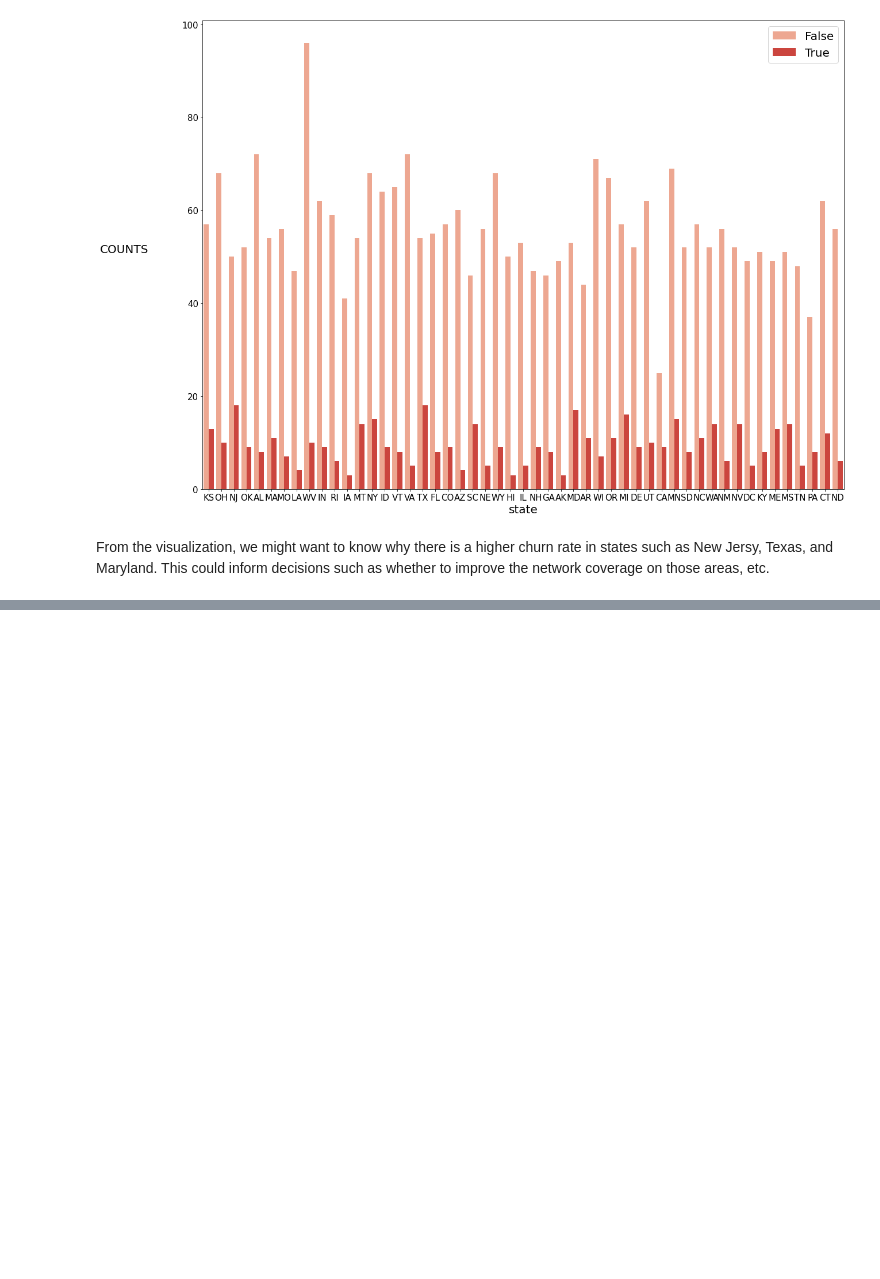
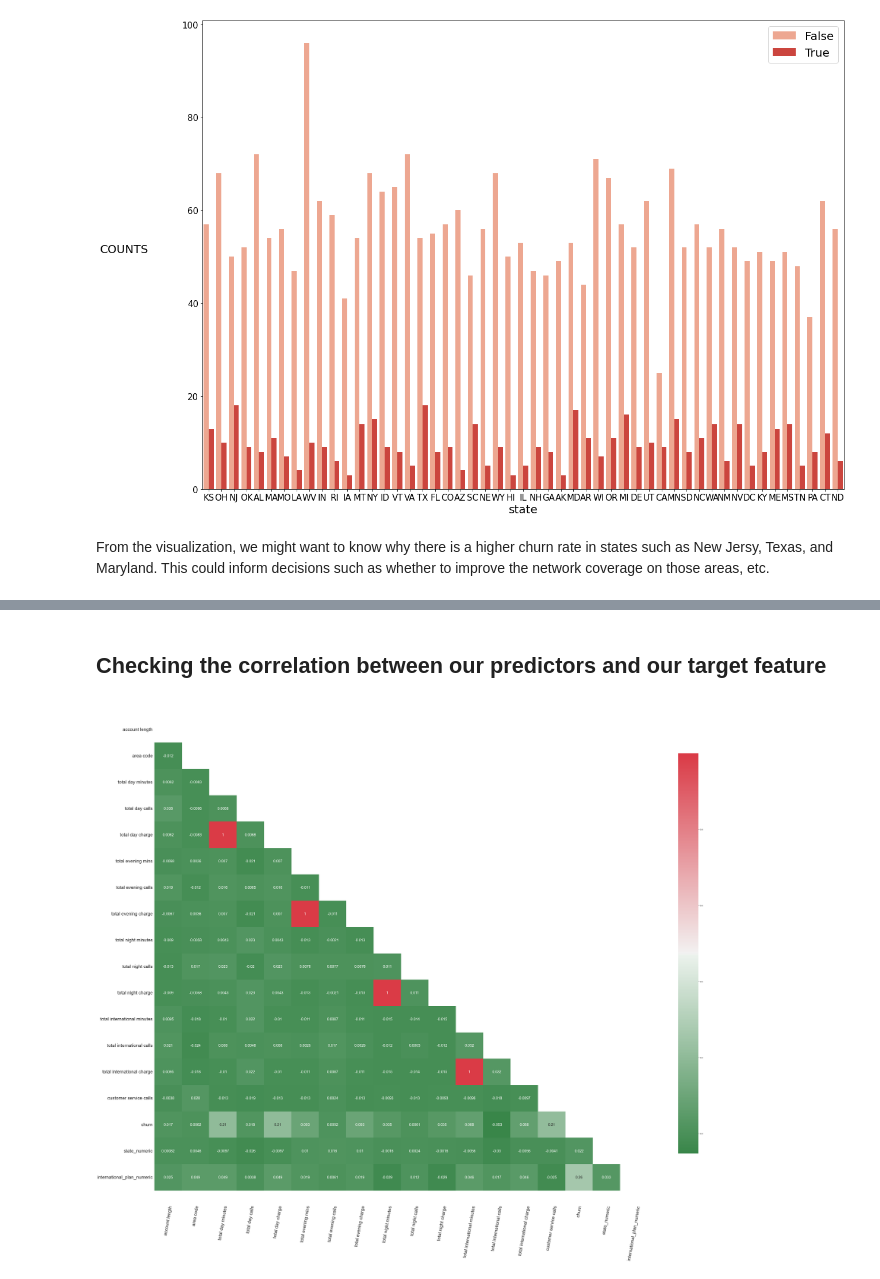
Before and after one commit to Lintarierick/Phase-3-Project, a Jupyter notebook: index.ipynb, the cells around one changed output, grey strips where cells are left out. Cells and saved outputs as stored; diff of their text form; code cells hidden in the pictures; blank space fills up the shorter version.

Commit message:
Further work on EDA and Baseline model

```diff
--- a/index.ipynb
+++ b/index.ipynb
@@ -220,8 +220,8 @@ sns.barplot(x = y.index, y = y.values)
 From our exploration of the target above, we have an imbalanced data with the True class having fewer datapoints than the False class.
 # %%
 # We create a copy so that we maintain the original dataframe with no modifications
-new_df = df.copy()
-new_df
+df_1 = df.copy()
+df_1
 # %% [output]
 |  | state | account length | area code | phone number | international plan | voice mail plan | ... |
 | 0 | KS | 128 | 415 | 382-4657 | no | yes | ... |
@@ -240,8 +240,8 @@ new_df
 # Dropping the columns we will not be using in our analysis
 
 columns_to_drop = ['phone number', 'voice mail plan', 'voicemail messages']
-new_df.drop(columns=columns_to_drop, inplace=True, axis=1)
-new_df
+df_1.drop(columns=columns_to_drop, inplace=True, axis=1)
+df_1
 # %% [output]
 |  | state | account length | area code | international plan | total day minutes | total day calls | ... |
 | 0 | KS | 128 | 415 | no | 265.1 | 110 | ... |
@@ -379,0 +402,10 @@ From the visualization, we might want to know why there is a higher churn rate i
+# %%
+# Mapping of 'yes' to 1 and 'no' to 0
+international_plan_mapping = {'yes': 1, 'no': 0}
+
+# Apply the mapping to the 'international_plan' column
+new_df['international_plan_numeric'] = new_df['international plan'].map(international_plan_mapping)
+
+# Drop the original 'international_plan' column
+new_df = new_df.drop(columns=['international plan'])
+new_df.head()
@@ -379,0 +439,43 @@ From the visualization, we might want to know why there is a higher churn rate i
+# %% [markdown]
+## Checking the correlation between our predictors and our target feature
+# %%
+
+# Now that we have our features, let's plot them on a correlation matrix to remove anything that might
+# cause multi-colinearity within our model
+
+sns.set(style="white")
+# Creating the data
+data = new_df.corr()
+# Generate a mask for the upper triangle
+mask = np.zeros_like(data, dtype=bool)
+mask[np.triu_indices_from(mask)] = True
+
+
+# Set up the matplotlib figure to control size of heatmap
+fig, ax = plt.subplots(figsize=(60,50))
+
+
+# Create a custom color palette
+cmap = \
+sns.diverging_palette(133, 10, as_cmap=True)
+# as_cmap returns a matplotlib colormap object rather than a list of colors
+# Green = Good (low correlation), Red = Bad (high correlation) between the independent variables
+
+# Plot the heatmap
+g = sns.heatmap(data=data, annot=True, cmap=cmap, ax=ax,
+                mask=mask, # Splits heatmap into a triangle
+                annot_kws={"size":20},  #Annotation size
+               cbar_kws={"shrink": 0.8} # Color bar size
+               );
+
+
+# Prevent Heatmap Cut-Off Issue
+bottom, top = ax.get_ylim()
+ax.set_ylim(bottom + 0.5, top - 0.5)
+# Changes size of the values on the label
+ax.tick_params(labelsize=25)
+
+ax.set_yticklabels(g.get_yticklabels(), rotation=0);
+ax.set_xticklabels(g.get_xticklabels(), rotation=80);
+# %% [output]
+[figure, added]
```
Also changed, not shown: parts of 24 cells of this notebook.
